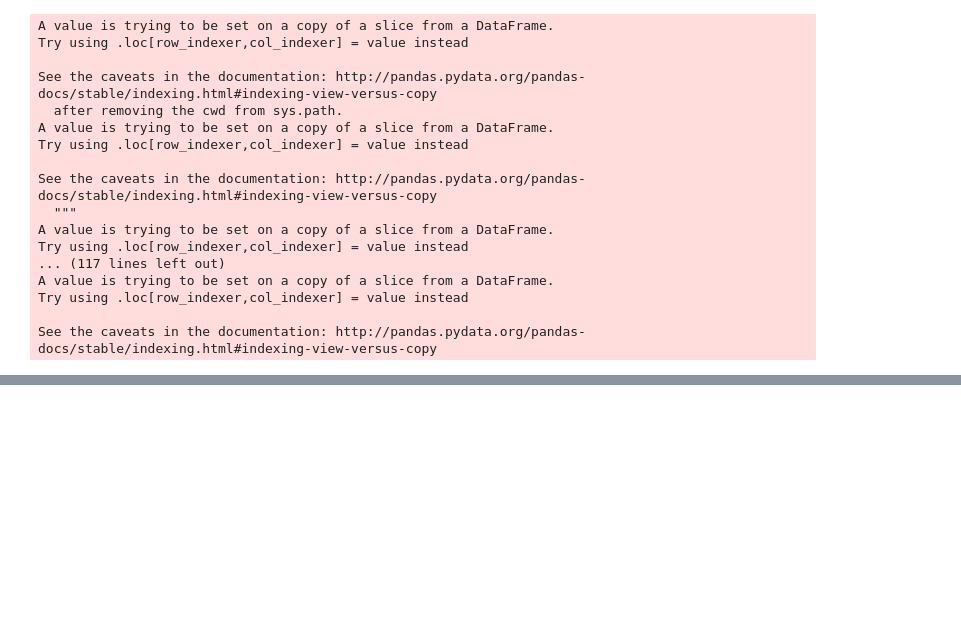
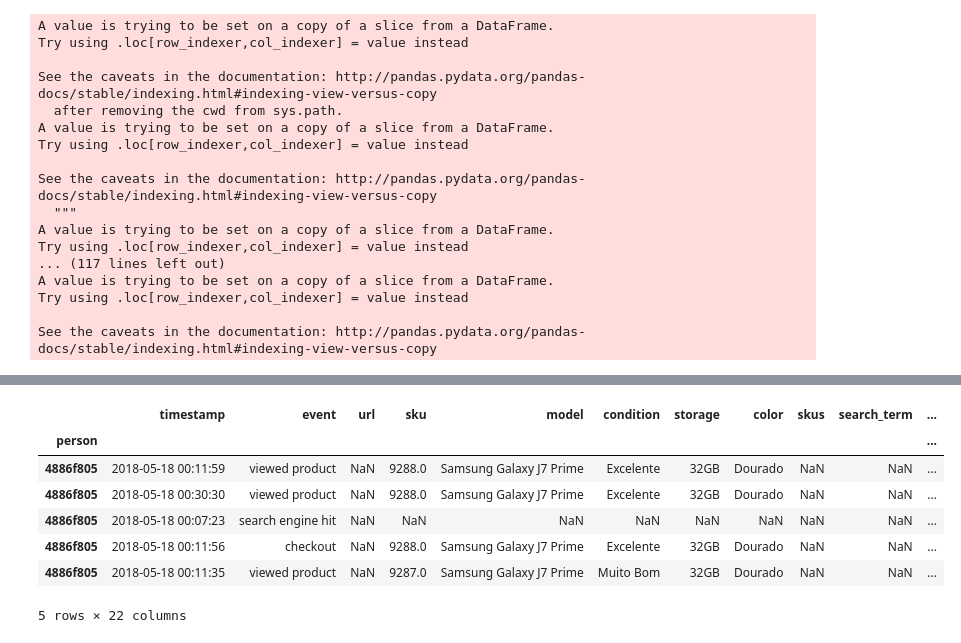
Before and after one commit to felipegonzalez2112/tp-2018-organizacion-de-datos, a Jupyter notebook: KNN.ipynb, the cells around one changed output, grey strips where cells are left out. Cells and saved outputs as stored; diff of their text form; code cells hidden in the pictures; blank space fills up the shorter version.

```diff
--- a/KNN.ipynb
+++ b/KNN.ipynb
@@ -175,0 +200,5 @@ print(report)
+# %%
+#Nos traemos el set de datos de para predecir
+#Leo el set de datos para predecir
+kaggle_test = pd.read_csv("../trocafone_kaggle_test.csv");
+kaggle_test.head()
@@ -175,0 +212,13 @@ print(report)
+# %%
+test = pd.merge(kaggle_test,eventos, on='person', how='inner')
+test.set_index('person', inplace=True)
+test.head()
+# %% [output]
+|  | timestamp | event | url | sku | model | condition | storage | color | skus | search_term | ... |
+| person |  |  |  |  |  |  |  |  |  |  | ... |
+| 4886f805 | 2018-05-18 00:11:59 | viewed product | NaN | 9288.0 | Samsung Galaxy J7 Prime | Excelente | 32GB | Dourado | NaN | NaN | ... |
+| 4886f805 | 2018-05-18 00:30:30 | viewed product | NaN | 9288.0 | Samsung Galaxy J7 Prime | Excelente | 32GB | Dourado | NaN | NaN | ... |
+| 4886f805 | 2018-05-18 00:07:23 | search engine hit | NaN | NaN | NaN | NaN | NaN | NaN | NaN | NaN | ... |
+| 4886f805 | 2018-05-18 00:11:56 | checkout | NaN | 9288.0 | Samsung Galaxy J7 Prime | Excelente | 32GB | Dourado | NaN | NaN | ... |
+| 4886f805 | 2018-05-18 00:11:35 | viewed product | NaN | 9287.0 | Samsung Galaxy J7 Prime | Muito Bom | 32GB | Dourado | NaN | NaN | ... |
+5 rows × 22 columns
```
Also changed, not shown: parts of 22 cells of this notebook.
